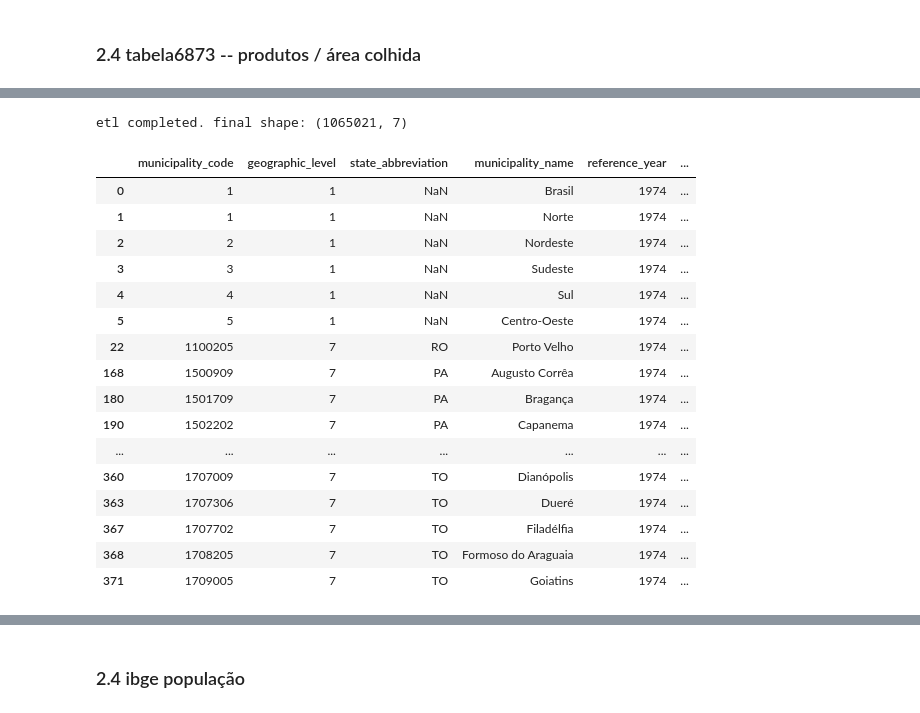
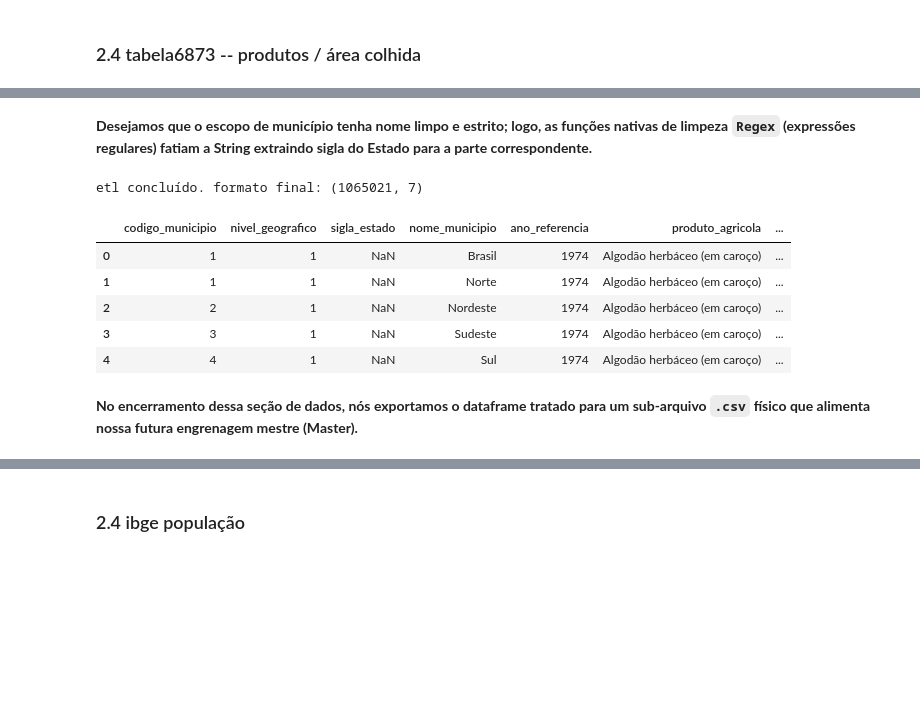
Before and after one commit to Raimundoivy/pad_avaliacao_02, a Jupyter notebook: notebooks/pad_avaliacao_02.ipynb, the cells around one changed output, grey strips where cells are left out. Saved outputs shown, nothing was run; the diff lists cells and outputs as text; code cells hidden in the pictures; blank space fills up the shorter version.

```diff
--- a/notebooks/pad_avaliacao_02.ipynb
+++ b/notebooks/pad_avaliacao_02.ipynb
@@ -330,3 +364,5 @@ extracting year_index and product...
+# %% [markdown]
+**Desejamos que o escopo de município tenha nome limpo e estrito; logo, as funções nativas de limpeza `Regex` (expressões regulares) fatiam a String extraindo sigla do Estado para a parte correspondente.**
 # %%
 # limpar nome da nome_localidade
 dataframe_derretido['sigla_estado'] = dataframe_derretido['nome_localidade'].str.extract(r'\((.*?)\)$')[0]
@@ -334,27 +370,18 @@ dataframe_derretido['nome_municipio'] = dataframe_derretido['nome_localidade'].s
 # %%
 # reordenar colunas
 dataframe_final = dataframe_derretido[['codigo_municipio', 'nivel_geografico', 'sigla_estado', 'nome_municipio', 'ano_referencia', 'produto_agricola', 'area_colhida_em_hectares']]
 print(f"etl concluído. formato final: {dataframe_final.shape}")
-display(dataframe_final.head(30))
+display(dataframe_final.head())
 # %% [output]
-etl completed. final shape: (1065021, 7)
+etl concluído. formato final: (1065021, 7)
-|  | municipality_code | geographic_level | state_abbreviation | municipality_name | reference_year | ... |
-| 0 | 1 | 1 | NaN | Brasil | 1974 | ... |
-| 1 | 1 | 1 | NaN | Norte | 1974 | ... |
-| 2 | 2 | 1 | NaN | Nordeste | 1974 | ... |
-| 3 | 3 | 1 | NaN | Sudeste | 1974 | ... |
-| 4 | 4 | 1 | NaN | Sul | 1974 | ... |
-| 5 | 5 | 1 | NaN | Centro-Oeste | 1974 | ... |
-| 22 | 1100205 | 7 | RO | Porto Velho | 1974 | ... |
-| 168 | 1500909 | 7 | PA | Augusto Corrêa | 1974 | ... |
-| 180 | 1501709 | 7 | PA | Bragança | 1974 | ... |
-| 190 | 1502202 | 7 | PA | Capanema | 1974 | ... |
-| ... | ... | ... | ... | ... | ... | ... |
-| 360 | 1707009 | 7 | TO | Dianópolis | 1974 | ... |
-| 363 | 1707306 | 7 | TO | Dueré | 1974 | ... |
-| 367 | 1707702 | 7 | TO | Filadélfia | 1974 | ... |
-| 368 | 1708205 | 7 | TO | Formoso do Araguaia | 1974 | ... |
-| 371 | 1709005 | 7 | TO | Goiatins | 1974 | ... |
+|  | codigo_municipio | nivel_geografico | sigla_estado | nome_municipio | ano_referencia | produto_agricola | ... |
+| 0 | 1 | 1 | NaN | Brasil | 1974 | Algodão herbáceo (em caroço) | ... |
+| 1 | 1 | 1 | NaN | Norte | 1974 | Algodão herbáceo (em caroço) | ... |
+| 2 | 2 | 1 | NaN | Nordeste | 1974 | Algodão herbáceo (em caroço) | ... |
+| 3 | 3 | 1 | NaN | Sudeste | 1974 | Algodão herbáceo (em caroço) | ... |
+| 4 | 4 | 1 | NaN | Sul | 1974 | Algodão herbáceo (em caroço) | ... |
+# %% [markdown]
+**No encerramento dessa seção de dados, nós exportamos o dataframe tratado para um sub-arquivo `.csv` físico que alimenta nossa futura engrenagem mestre (Master).**
 # %%
 # salvar em um novo csv
 caminho_arquivo_csv_saida = '/home/raimundoivy/Documents/pad_avaliação_02/dados/tabela1612_cleaned.csv'
```
Also changed, not shown: parts of 51 cells of this notebook.
